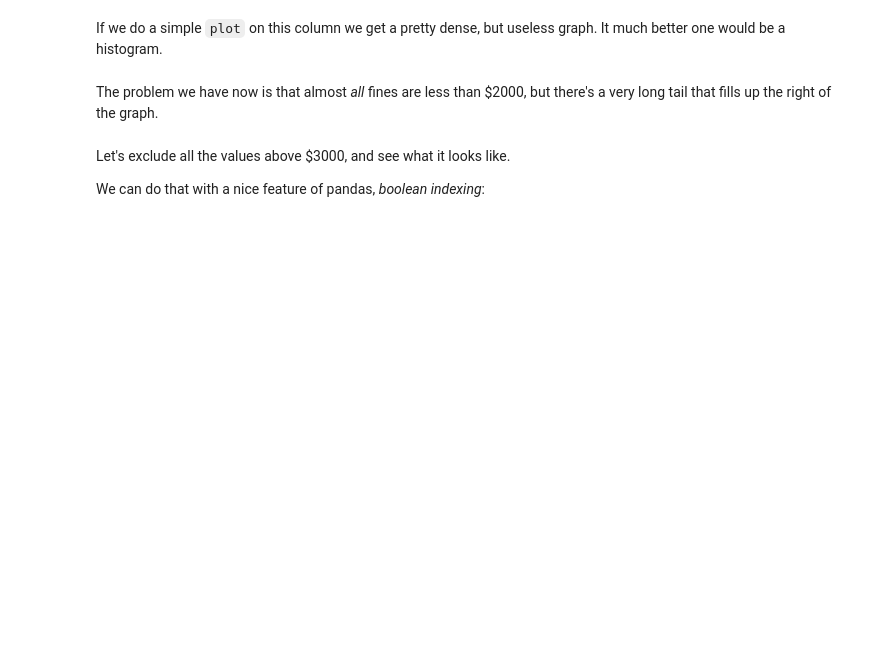
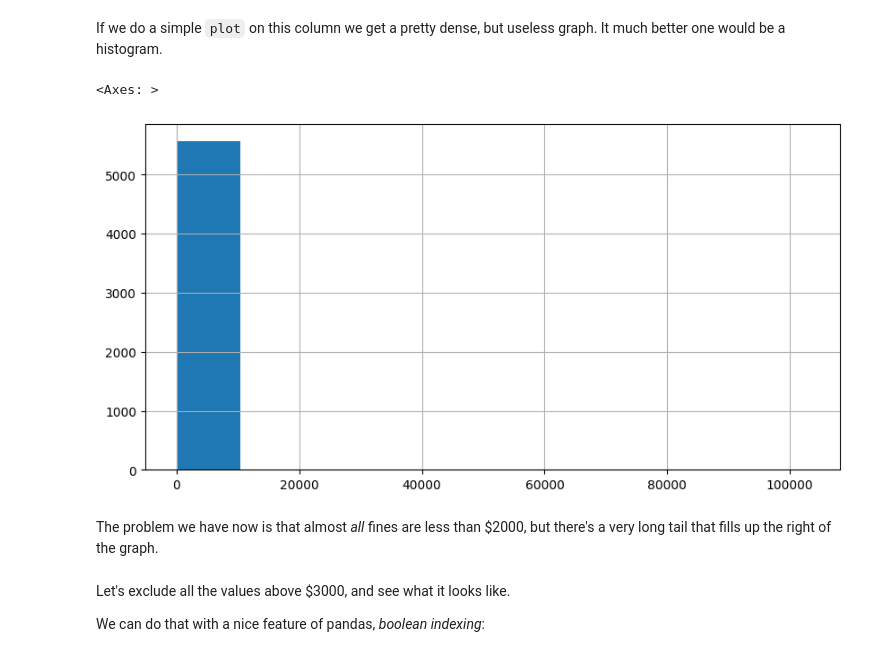
Before and after one commit to zhiyi-zy/data_project, a Jupyter notebook: basic_pandas.ipynb, the cells around one changed output. Drawn from its saved outputs; the diff is of its cells as text; code cells hidden in the pictures; blank space fills up the shorter version.

```diff
--- a/basic_pandas.ipynb
+++ b/basic_pandas.ipynb
@@ -81,7 +142,10 @@ penalty_data["FACE_VALUE"].plot()
 # %% [markdown]
 If we do a simple `plot` on this column we get a pretty dense, but useless graph. It much better one would be a histogram.
 # %%
-penalty_data.FACE_VALUE.hist()
+penalty_data.price.hist()
+# %% [output]
+<Axes: >
+[figure, added]
 # %% [markdown]
 The problem we have now is that almost _all_ fines are less than $2000, but there's a very long tail that fills up the right of the graph.
 # %% [markdown]
```
Also changed, not shown: parts of 45 cells of this notebook, 13 other files.
